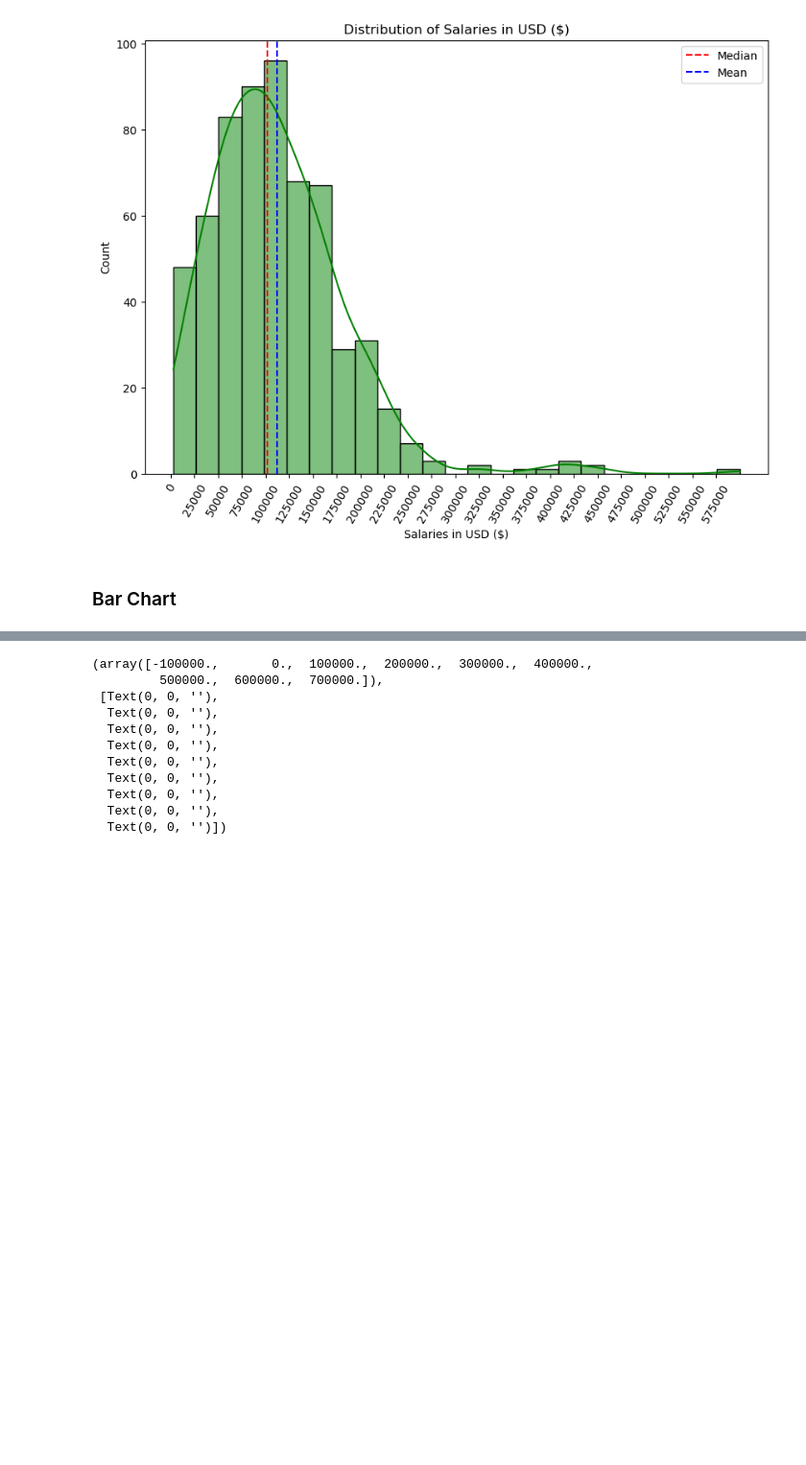
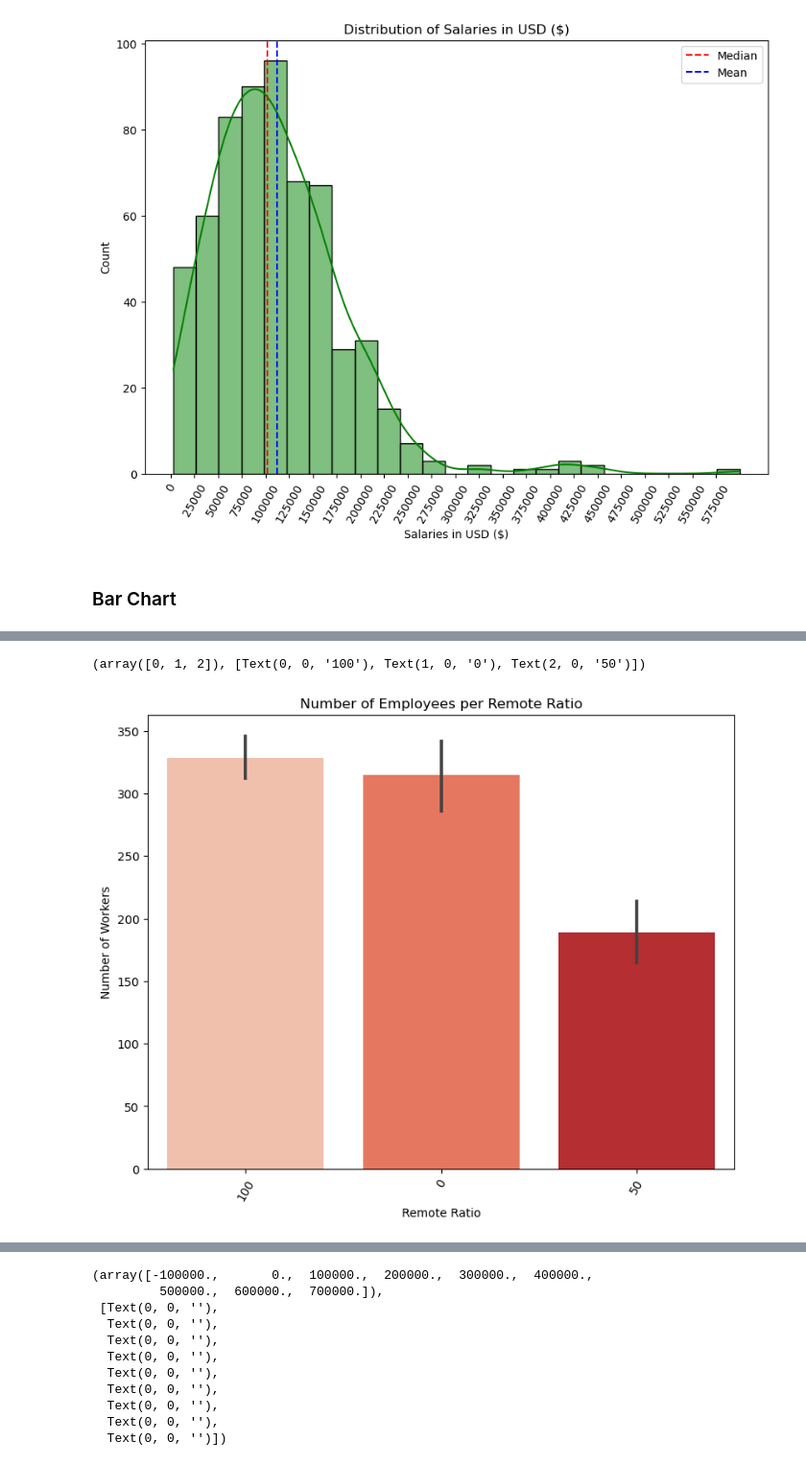
Before and after one commit to KimKarydas/Data-Science-Job-Salaries, a Jupyter notebook: Data_Science_Salaries.ipynb, the cells around one changed output, grey strips where cells are left out. Shown at 96% size. Saved outputs shown, nothing was run; the diff lists cells and outputs as text; code cells hidden in the pictures; blank space fills up the shorter version.

```diff
--- a/Data_Science_Salaries.ipynb
+++ b/Data_Science_Salaries.ipynb
@@ -210,0 +253,11 @@ plt.xticks(rotation=60)
+# %%
+# remote_ratio
+plt.figure(figsize=(9, 7))
+ax = sns.barplot(x='remote_ratio', y=df.index.values, data=df, palette='Reds', order=order)
+plt.xlabel('Remote Ratio')
+plt.ylabel('Number of Workers')
+plt.title('Number of Employees per Remote Ratio')
+plt.xticks(rotation=60)
+# %% [output]
+(array([0, 1, 2]), [Text(0, 0, '100'), Text(1, 0, '0'), Text(2, 0, '50')])
+[figure, added]
```
Also changed, not shown: parts of 7 cells of this notebook.
